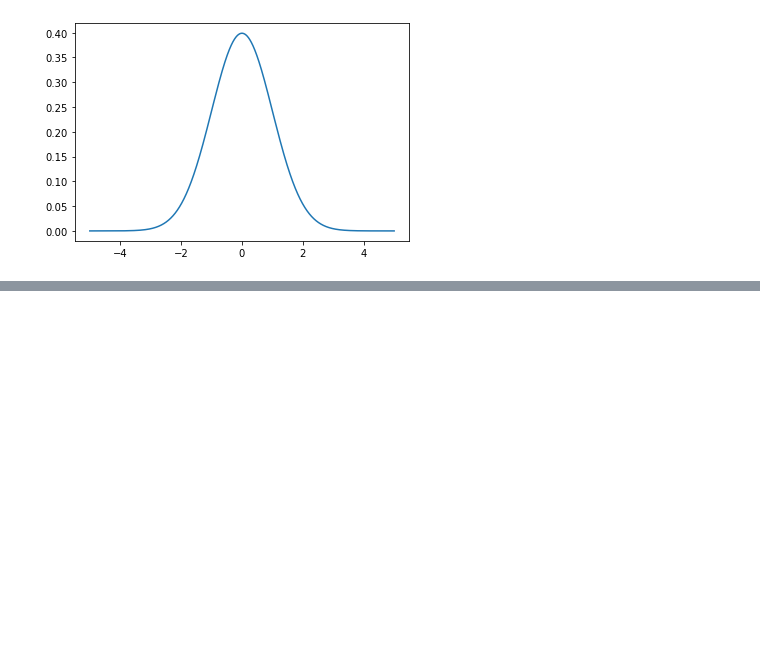
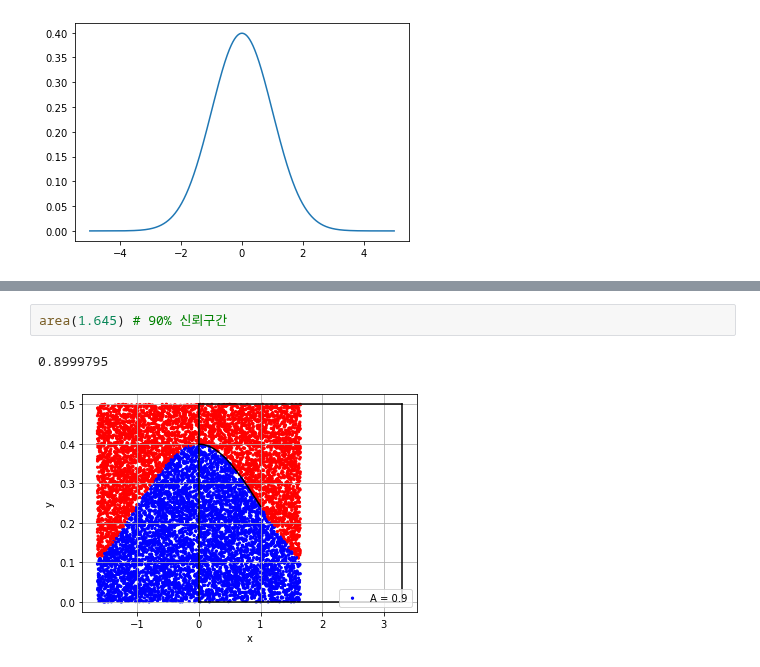
Before and after one commit to stahangryum/unwanted_blog, a Jupyter notebook: _notebooks/2021-10-03-그래프.ipynb, the cells around one changed output, grey strips where cells are left out. Drawn from its saved outputs; the diff is of its cells as text; blank space fills up the shorter version.

```diff
--- a/_notebooks/2021-10-03-그래프.ipynb
+++ b/_notebooks/2021-10-03-그래프.ipynb
@@ -79,0 +105,5 @@ print(A)
+# %%
+area(1.645) # 90% 신뢰구간
+# %% [output]
+0.8999795
+[figure, added]
```
Also changed, not shown: parts of 4 cells of this notebook.
